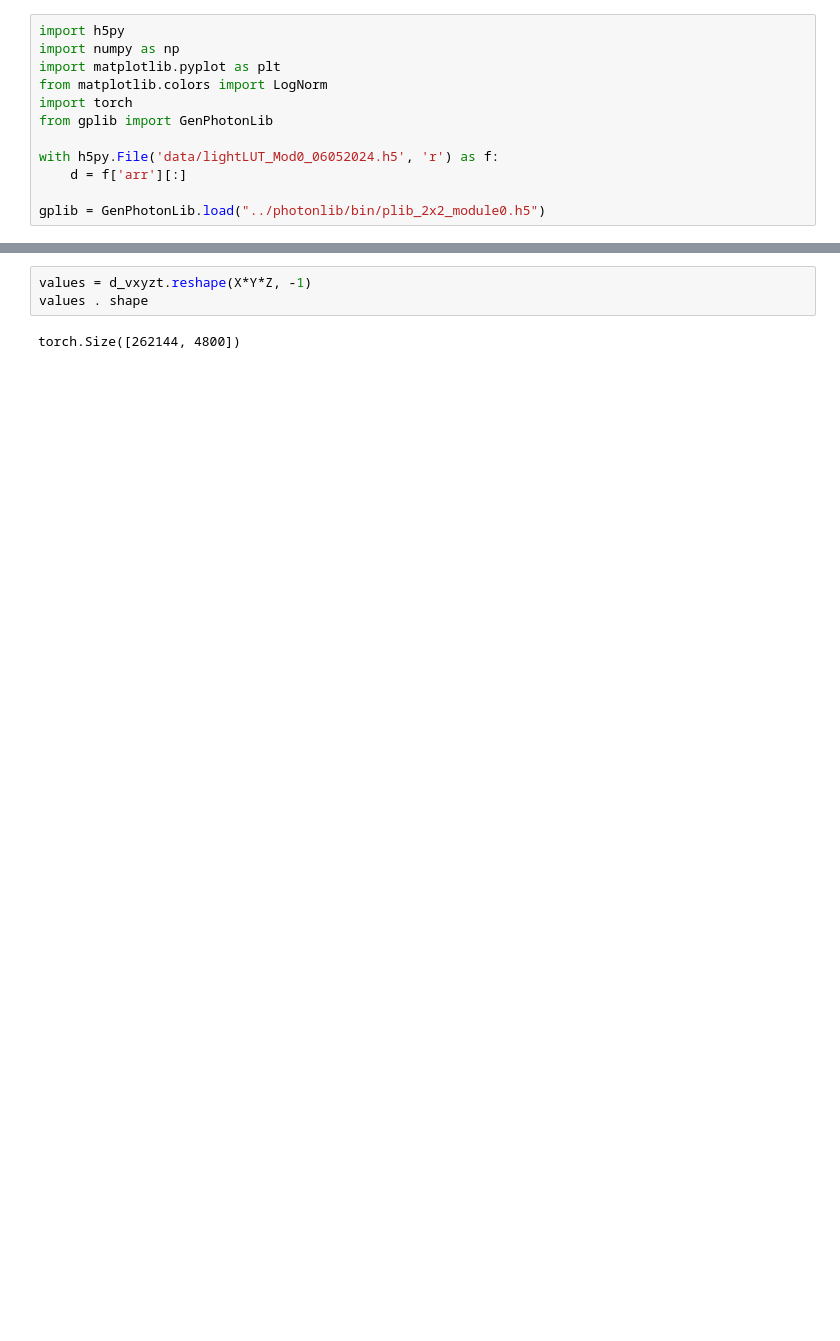
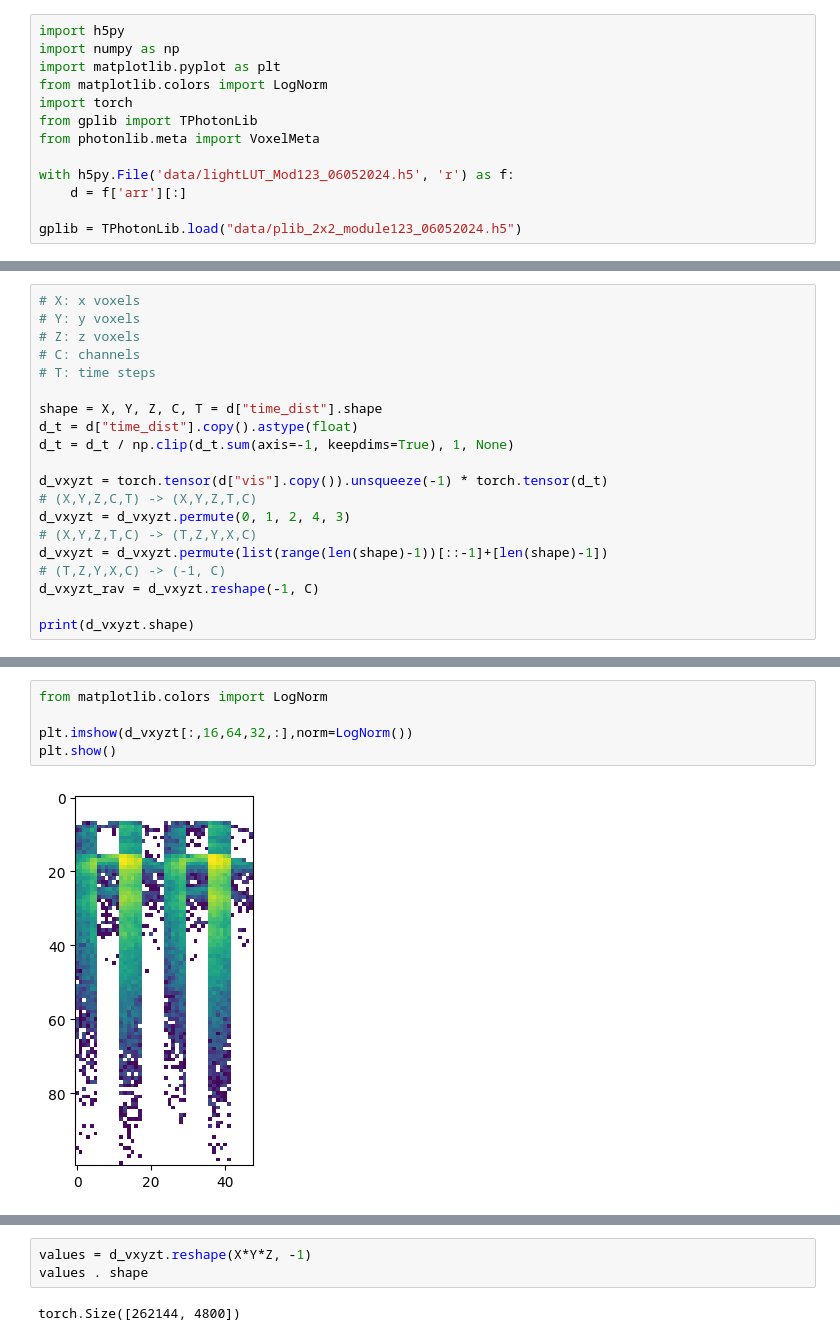
Before and after one commit to youngsm/siren-t, a Jupyter notebook: siren-t.ipynb, the cells around one changed output, grey strips where cells are left out. Drawn from its saved outputs; the diff is of its cells as text; blank space fills up the shorter version.

Commit message:
add LUT -> plib notebook (not clean)

```diff
--- a/siren-t.ipynb
+++ b/siren-t.ipynb
@@ -4,10 +4,11 @@ import numpy as np
 import matplotlib.pyplot as plt
 from matplotlib.colors import LogNorm
 import torch
-from gplib import GenPhotonLib
+from gplib import TPhotonLib
+from photonlib.meta import VoxelMeta
 
-with h5py.File('data/lightLUT_Mod0_06052024.h5', 'r') as f:
+with h5py.File('data/lightLUT_Mod123_06052024.h5', 'r') as f:
     d = f['arr'][:]
 
-gplib = GenPhotonLib.load("../photonlib/bin/plib_2x2_module0.h5")
+gplib = TPhotonLib.load("data/plib_2x2_module123_06052024.h5")
 # %% [output]
@@ -47,0 +17,20 @@ d_vxyzt = d_vxyzt.reshape(X * Y * Z, -1)
+# %%
+# X: x voxels
+# Y: y voxels
+# Z: z voxels
+# C: channels
+# T: time steps
+
+shape = X, Y, Z, C, T = d["time_dist"].shape
+d_t = d["time_dist"].copy().astype(float)
+d_t = d_t / np.clip(d_t.sum(axis=-1, keepdims=True), 1, None)
+
+d_vxyzt = torch.tensor(d["vis"].copy()).unsqueeze(-1) * torch.tensor(d_t)
+# (X,Y,Z,C,T) -> (X,Y,Z,T,C)
+d_vxyzt = d_vxyzt.permute(0, 1, 2, 4, 3)
+# (X,Y,Z,T,C) -> (T,Z,Y,X,C)
+d_vxyzt = d_vxyzt.permute(list(range(len(shape)-1))[::-1]+[len(shape)-1])
+# (T,Z,Y,X,C) -> (-1, C)
+d_vxyzt_rav = d_vxyzt.reshape(-1, C)
+
+print(d_vxyzt.shape)
@@ -47,0 +47,7 @@ d_vxyzt = d_vxyzt.reshape(X * Y * Z, -1)
+# %%
+from matplotlib.colors import LogNorm
+
+plt.imshow(d_vxyzt[:,16,64,32,:],norm=LogNorm())
+plt.show()
+# %% [output]
+[figure, added]
```
Also changed, not shown: parts of 15 cells of this notebook.
